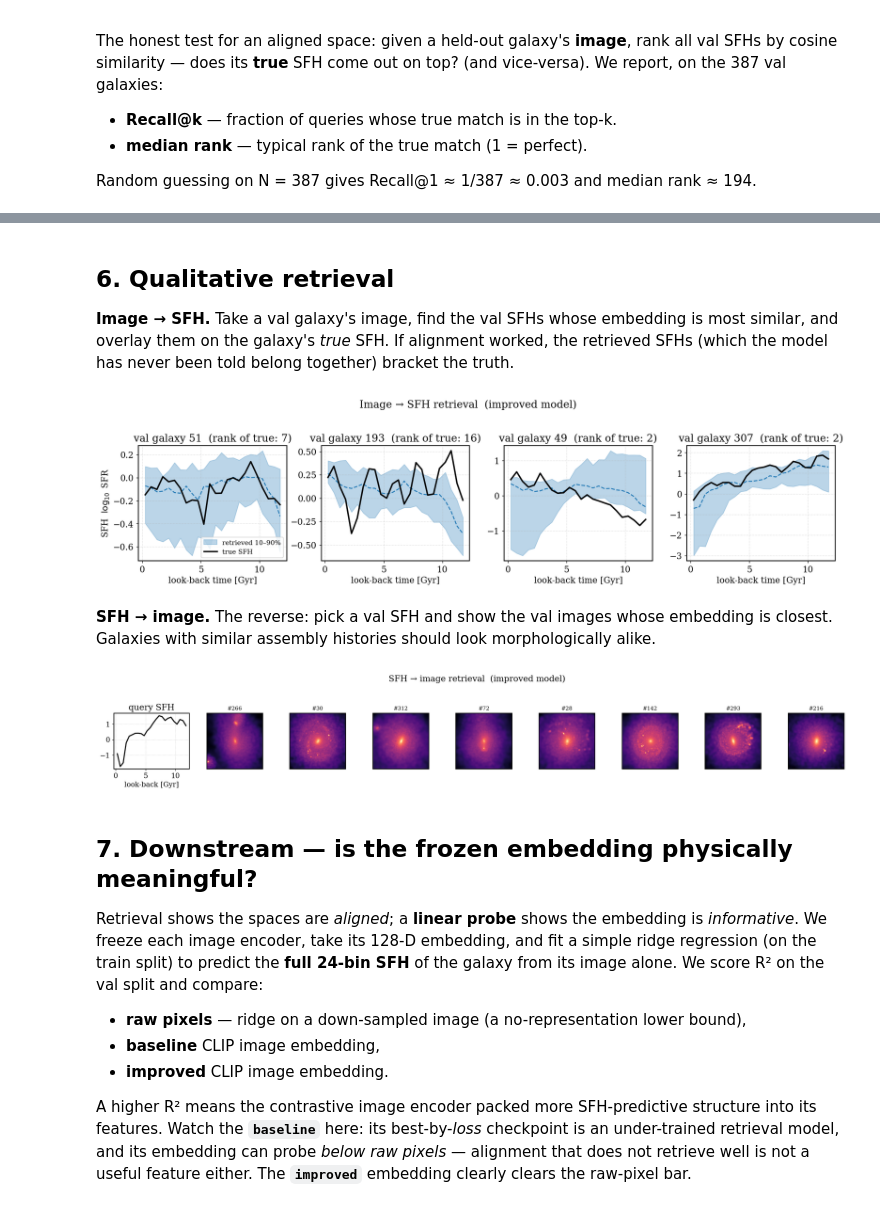
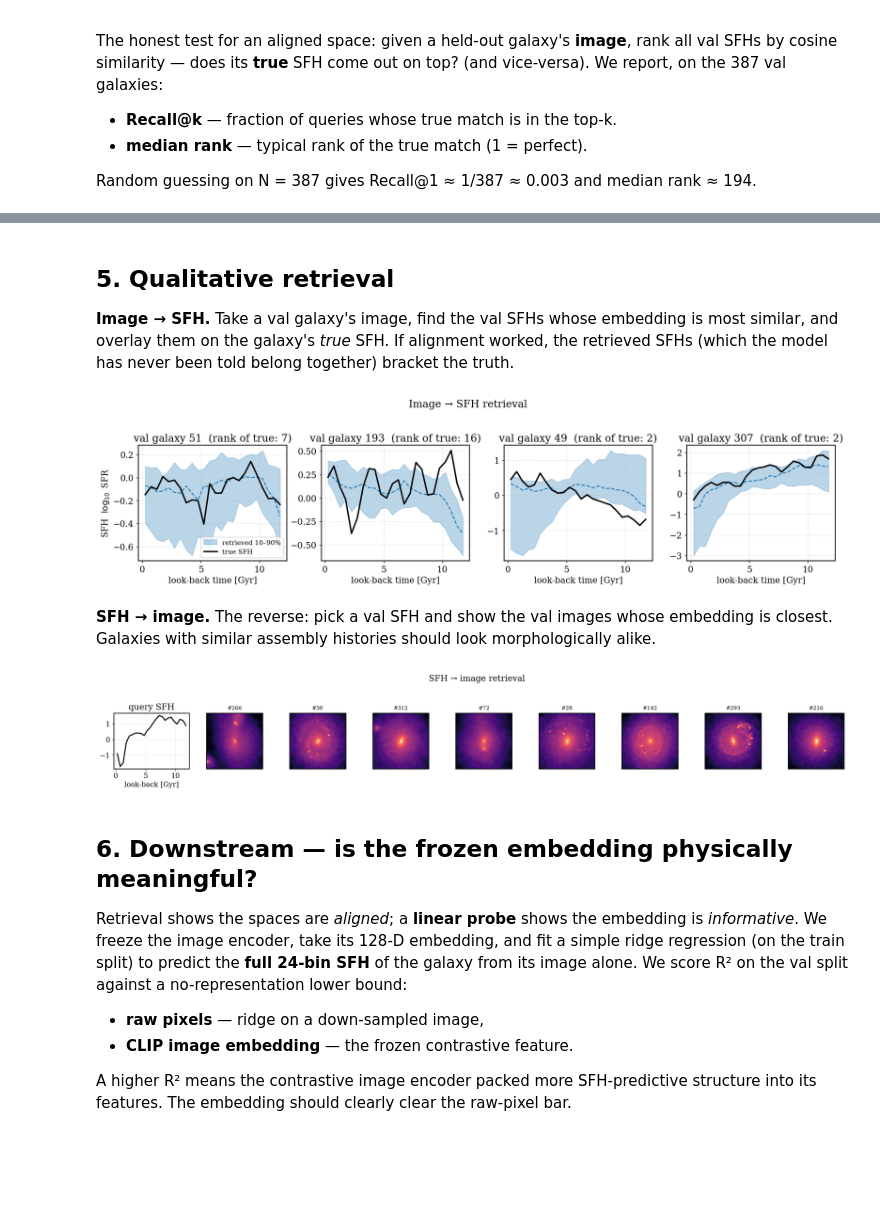
Before and after one commit to yueyingn/Multimodal-galaxy-tutorial, a Jupyter notebook: tutorial-3-contrastive-learning.ipynb, the cells around one changed output, grey strips where cells are left out. Drawn from its saved outputs; the diff is of its cells as text; code cells hidden in the pictures; blank space fills up the shorter version.

```diff
--- a/tutorial-3-contrastive-learning.ipynb
+++ b/tutorial-3-contrastive-learning.ipynb
@@ -221,21 +256,14 @@ vice-versa). We report, on the 387 val galaxies:
 
 Random guessing on N = 387 gives Recall@1 ≈ 1/387 ≈ 0.003 and median rank ≈ 194.
 # %%
-def eval_run(name):
-    ie, se = encode_all(models[name], DATA[name].img_val, DATA[name].sfh_val, DEVICE)
-    return retrieval_metrics(ie, se)
+ie, se = encode_all(model, DATA.img_val, DATA.sfh_val, DEVICE)
+rm = retrieval_metrics(ie, se)
 
-rows = []
-for name in ["baseline", "improved"]:
-    rm = eval_run(name)
-    for direction, label in [("i2s", "image→SFH"), ("s2i", "SFH→image")]:
-        d = rm[direction]
-        rows.append((name, label, d["recall@1"], d["recall@5"],
-                     d["recall@10"], d["median_rank"]))
-
-print(f"{'model':10s} {'direction':11s} {'R@1':>6s} {'R@5':>6s} {'R@10':>6s} {'medRank':>8s}")
-print("-" * 52)
-for r in rows:
-    print(f"{r[0]:10s} {r[1]:11s} {r[2]:6.3f} {r[3]:6.3f} {r[4]:6.3f} {r[5]:8.1f}")
-print(f"\n(random baseline: R@1≈0.003, R@5≈0.013, R@10≈0.025, medRank≈199)")
+print(f"{'direction':11s} {'R@1':>6s} {'R@5':>6s} {'R@10':>6s} {'medRank':>8s}")
+print("-" * 42)
+for direction, label in [("i2s", "image→SFH"), ("s2i", "SFH→image")]:
+    d = rm[direction]
+    print(f"{label:11s} {d['recall@1']:6.3f} {d['recall@5']:6.3f} "
+          f"{d['recall@10']:6.3f} {d['median_rank']:8.1f}")
+print(f"\n(random guessing: R@1≈0.003, R@5≈0.013, R@10≈0.025, medRank≈199)")
 # %% [output]
@@ -289,5 +276,5 @@ cells look at *what the aligned space captures*.
 # %% [markdown]
-## 6. Qualitative retrieval
+## 5. Qualitative retrieval
 
 **Image → SFH.** Take a val galaxy's image, find the val SFHs whose embedding is
 most similar, and overlay them on the galaxy's *true* SFH. If alignment worked,
@@ -295,40 +282,39 @@ the retrieved SFHs (which the model has never been told belong together) bracket
 the truth.
 # %%
 @torch.no_grad()
-def embeddings(name):
-    return encode_all(models[name], DATA[name].img_val, DATA[name].sfh_val, DEVICE)
+def embeddings():
+    return encode_all(model, DATA.img_val, DATA.sfh_val, DEVICE)
 
-def unstd(sfh, name):
-    m = ckpts[name]["sfh_mean"] if TRAIN else ckpts[name].get("sfh_mean", DATA[name].sfh_mean)
-    s = ckpts[name]["sfh_std"]  if TRAIN else ckpts[name].get("sfh_std",  DATA[name].sfh_std)
+def unstd(sfh):
+    m = ckpt.get("sfh_mean", DATA.sfh_mean)
+    s = ckpt.get("sfh_std",  DATA.sfh_std)
     return sfh * s + m
 
-NAME = "improved"
-img_emb, sfh_emb = embeddings(NAME)
-sfh_val_phys = unstd(DATA[NAME].sfh_val.numpy(), NAME)   # back to physical log SFR
+img_emb, sfh_emb = embeddings()
+sfh_val_phys = unstd(DATA.sfh_val.numpy())   # back to physical log SFR
 
 def retrieve_sfh_for_image(idx_src, topk=30):
     sims = (img_emb[idx_src:idx_src+1] @ sfh_emb.T).squeeze(0)
     order = torch.argsort(sims, descending=True)[:topk].numpy()
     return order
 
 fig, axes = plt.subplots(1, 4, figsize=(16, 4))
 rng = np.random.default_rng(11)
 for ax, idx in zip(axes, rng.choice(len(img_emb), 4, replace=False)):
     top = retrieve_sfh_for_image(idx, topk=30)
     ds = sfh_val_phys[top]
     ax.fill_between(sfh_time, np.percentile(ds, 10, 0), np.percentile(ds, 90, 0),
                     alpha=0.3, color="C0", label="retrieved 10–90%")
     ax.plot(sfh_time, np.median(ds, 0), color="C0", lw=1.5, ls="--")
     ax.plot(sfh_time, sfh_val_phys[idx], color="black", lw=2.2, label="true SFH")
     ax.set_title(f"val galaxy {idx}  (rank of true: "
                  f"{1 + int((( img_emb[idx]@sfh_emb.T) > (img_emb[idx]@sfh_emb[idx])).sum())})")
     ax.set_xlabel("look-back time [Gyr]"); ax.grid(ls=":", alpha=0.6)
 axes[0].set_ylabel(r"SFH  $\log_{10}$ SFR"); axes[0].legend(fontsize=10)
-plt.suptitle(f"Image → SFH retrieval  ({NAME} model)", y=1.03)
+plt.suptitle("Image → SFH retrieval", y=1.03)
 plt.tight_layout(); plt.show()
 # %% [output]
-[figure, old version]
+[figure, new version]
 # %% [markdown]
 **SFH → image.** The reverse: pick a val SFH and show the val images whose
 embedding is closest. Galaxies with similar assembly histories should look
@@ -345,30 +331,27 @@ axes[0].plot(sfh_time, sfh_val_phys[idx_src], color="black", lw=2)
 axes[0].set_title("query SFH"); axes[0].grid(ls=":", alpha=0.6)
 axes[0].set_xlabel("look-back [Gyr]")
 for ax, idx in zip(axes[1:], top):
-    ax.imshow(DATA[NAME].img_val[idx, 0].numpy(), cmap="magma")
+    ax.imshow(DATA.img_val[idx, 0].numpy(), cmap="magma")
     ax.set_xticks([]); ax.set_yticks([])
     ax.set_title(f"#{idx}", fontsize=10)
-plt.suptitle(f"SFH → image retrieval  ({NAME} model)", y=1.05)
+plt.suptitle("SFH → image retrieval", y=1.05)
 plt.tight_layout(); plt.show()
 # %% [output]
-[figure, old version]
+[figure, new version]
 # %% [markdown]
-## 7. Downstream — is the frozen embedding physically meaningful?
+## 6. Downstream — is the frozen embedding physically meaningful?
 
 Retrieval shows the spaces are *aligned*; a **linear probe** shows the embedding
-is *informative*. We freeze each image encoder, take its 128-D embedding, and fit
+is *informative*. We freeze the image encoder, take its 128-D embedding, and fit
 a simple ridge regression (on the train split) to predict the **full 24-bin SFH**
-of the galaxy from its image alone. We score R² on the val split and compare:
+of the galaxy from its image alone. We score R² on the val split against a
+no-representation lower bound:
 
-* **raw pixels** — ridge on a down-sampled image (a no-representation lower bound),
-* **baseline** CLIP image embedding,
-* **improved** CLIP image embedding.
+* **raw pixels** — ridge on a down-sampled image,
+* **CLIP image embedding** — the frozen contrastive feature.
 
 A higher R² means the contrastive image encoder packed more SFH-predictive
-structure into its features. Watch the **`baseline`** here: its best-by-*loss*
-checkpoint is an under-trained retrieval model, and its embedding can probe
-*below raw pixels* — alignment that does not retrieve well is not a useful
-feature either. The **`improved`** embedding clearly clears the raw-pixel bar.
+structure into its features. The embedding should clearly clear the raw-pixel bar.
 # %%
 from sklearn.linear_model import Ridge
 from sklearn.metrics import r2_score
```
Also changed, not shown: parts of 18 cells of this notebook, 1 other file.
